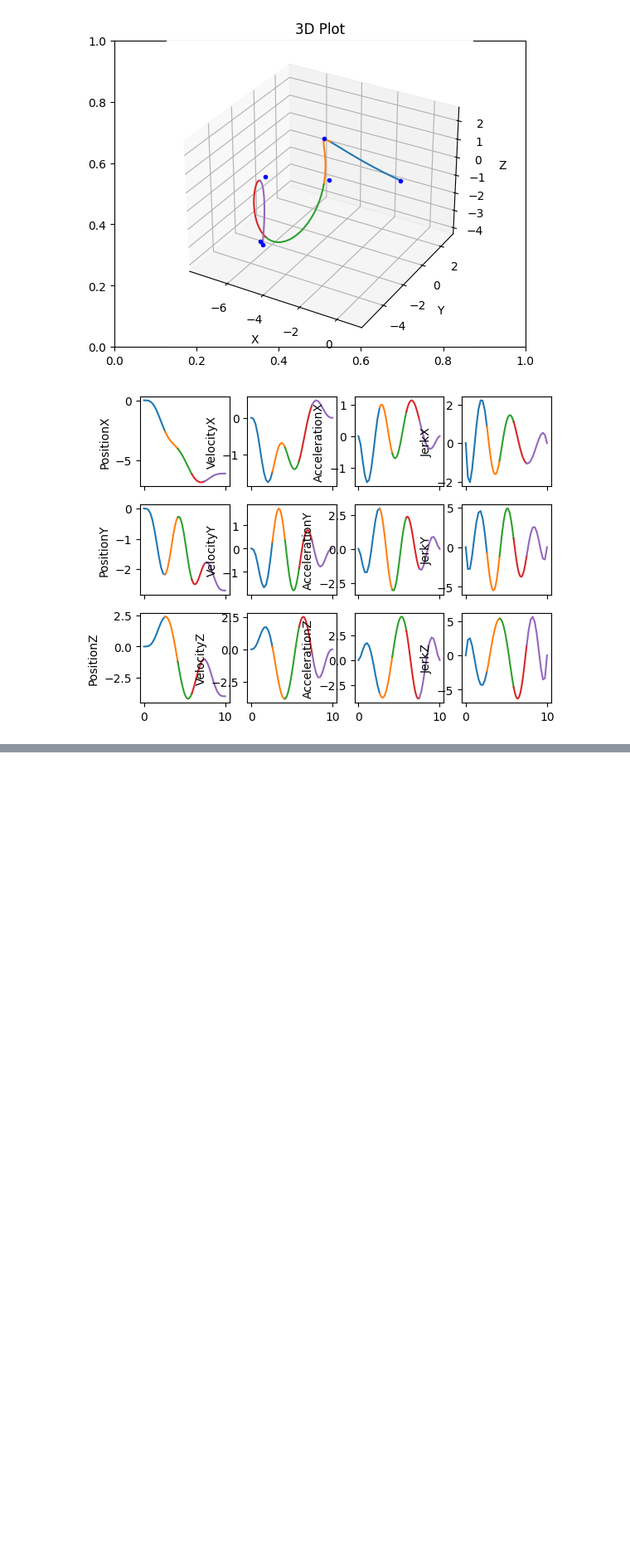
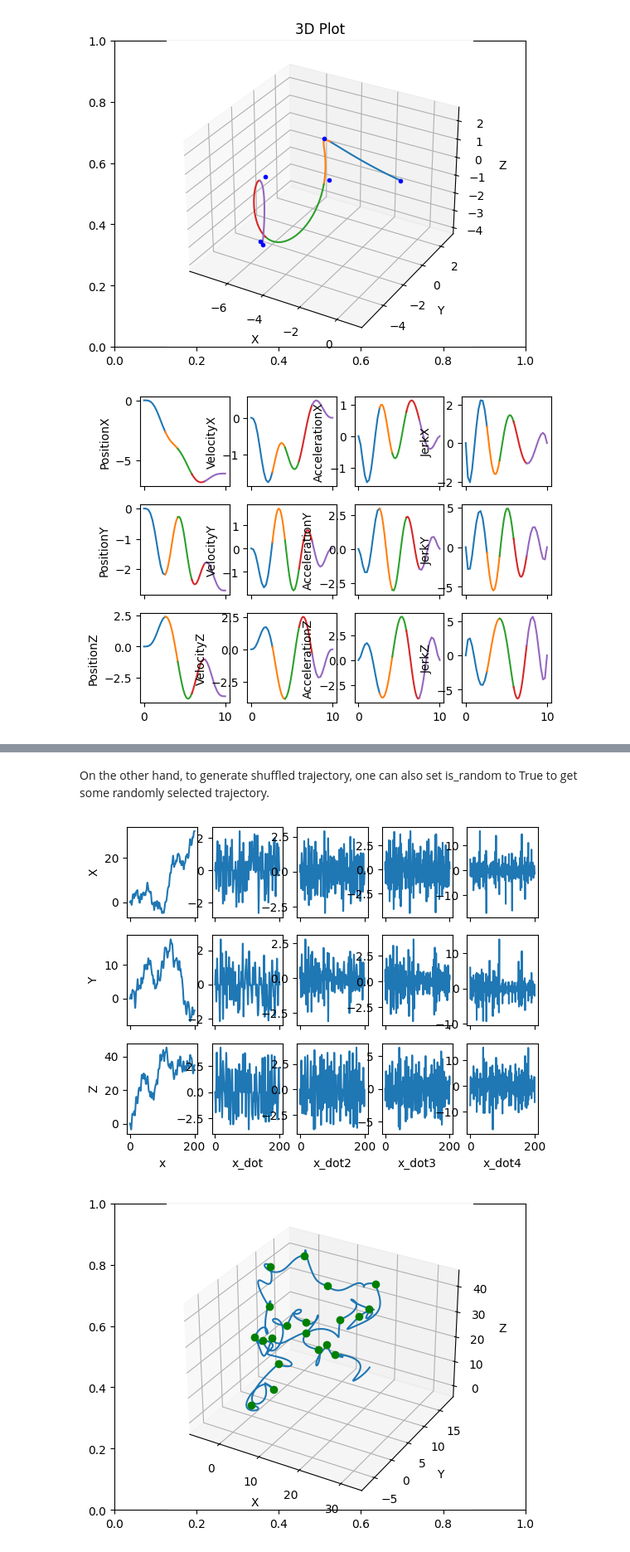
Before and after one commit to zzzzzzhym/DroneSimulator, a Jupyter notebook: trajectory_generation/trajectory_generation_user_guide.ipynb, the cells around one changed output, grey strips where cells are left out. Shown at 83% size. Drawn from its saved outputs; the diff is of its cells as text; code cells hidden in the pictures; blank space fills up the shorter version.

```diff
--- a/trajectory_generation/trajectory_generation_user_guide.ipynb
+++ b/trajectory_generation/trajectory_generation_user_guide.ipynb
@@ -23,0 +34,10 @@ plt.show()
+# %% [markdown]
+On the other hand, to generate shuffled trajectory, one can also set is_random to True to get some randomly selected trajectory.
+# %%
+import flight_map
+num_of_segments = 300
+trajectory: flight_map.FlightMap = flight_map.construct_map_with_subtrajs(is_random=True, num_of_subtrajs=20)
+trajectory.plot_stitched_traj()
+# %% [output]
+[figure, added]
+[figure, added]
```
Also changed, not shown: parts of 2 cells of this notebook.
